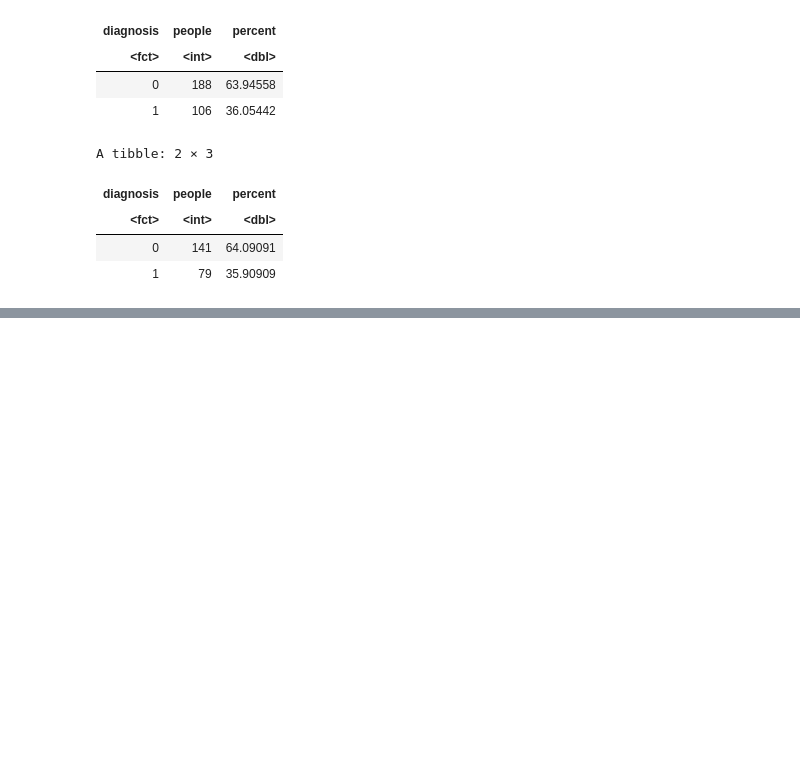
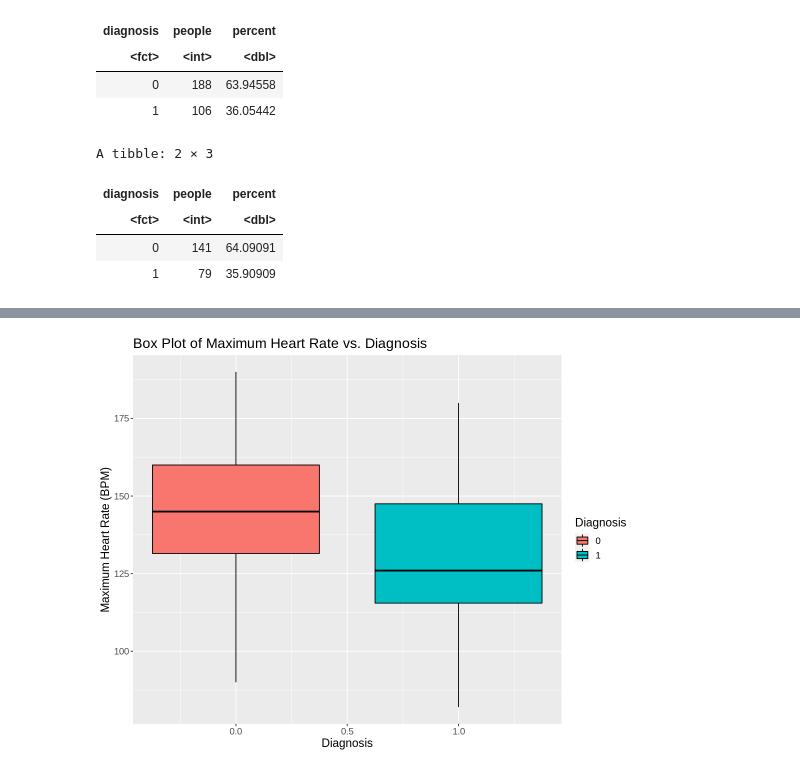
Before and after one commit to GeneRevo/DSCI100-007-Group10, a Jupyter notebook: 007_project_final_report.ipynb, the cells around one changed output, grey strips where cells are left out. Saved outputs shown, nothing was run; the diff lists cells and outputs as text; code cells hidden in the pictures; blank space fills up the shorter version.

```diff
--- a/007_project_final_report.ipynb
+++ b/007_project_final_report.ipynb
@@ -160,0 +263,12 @@ A tibble: 5 × 4
+# %%
+options(repr.plot.width=9, repr.plot.height=7)
+
+#Box plot of diagnosis vs thalach, the strongest numerical predictor
+ggplot(predictor_train, aes(x = num, y = thalach, fill = factor(num))) +
+  geom_boxplot(color = "black") +
+  labs(x = "Diagnosis", y = "Maximum Heart Rate (BPM)",
+       title = "Box Plot of Maximum Heart Rate vs. Diagnosis",
+       fill = "Diagnosis") +
+  theme(text = element_text(size = 14)) +
+  guides(fill = guide_legend(title = "Diagnosis"))
+# %% [output]
@@ -160,0 +277 @@ A tibble: 5 × 4
+[figure, added]
```
Also changed, not shown: parts of 9 cells of this notebook.
